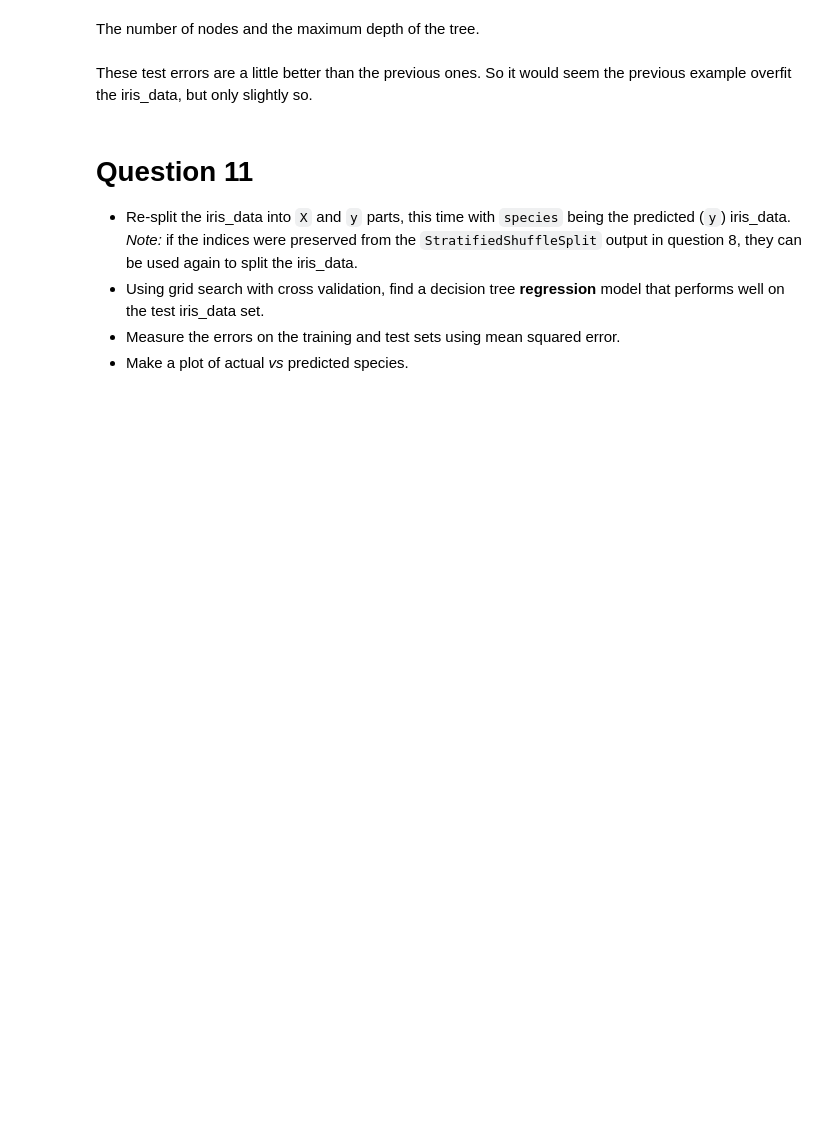
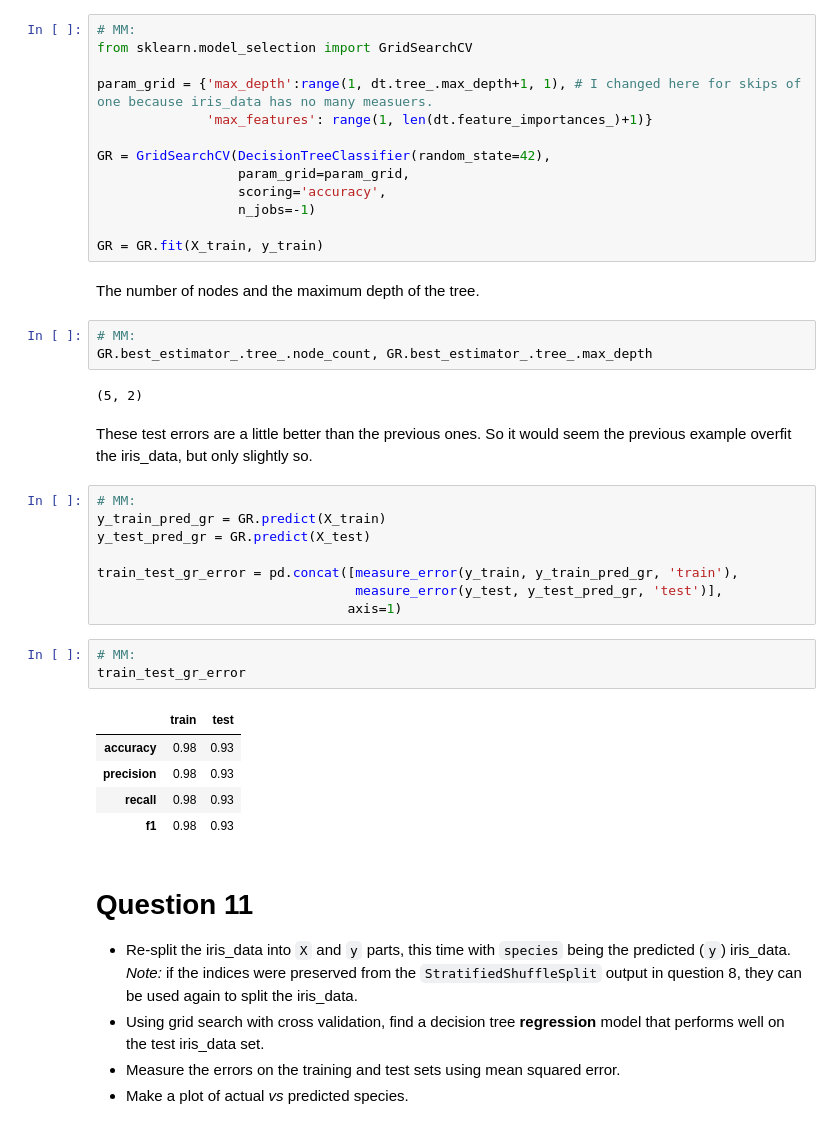
Before and after one commit to MosheMann5750/ML, a Jupyter notebook: Solutions/Week8_Decision_Trees_HW.ipynb, the cells around one changed output. Drawn from its saved outputs; the diff is of its cells as text; blank space fills up the shorter version.

```diff
--- a/Solutions/Week8_Decision_Trees_HW.ipynb
+++ b/Solutions/Week8_Decision_Trees_HW.ipynb
@@ -499,10 +544,45 @@ The decision tree predicts a little better on the training iris_data than the te
 * Using grid search with cross validation, find a decision tree that performs well on the test iris_data set. Use a different variable name for this decision tree model than in question 9 so that both can be used in question 12.
 * Determine the number of nodes and the depth of this tree.
 * Measure the errors on the training and test sets as before and compare them to those from the tree in question 9.
+# %%
+# MM:
+from sklearn.model_selection import GridSearchCV
+
+param_grid = {'max_depth':range(1, dt.tree_.max_depth+1, 1), # I changed here for skips of one because iris_data has no many measuers.
+              'max_features': range(1, len(dt.feature_importances_)+1)}
+
+GR = GridSearchCV(DecisionTreeClassifier(random_state=42),
+                  param_grid=param_grid,
+                  scoring='accuracy',
+                  n_jobs=-1)
+
+GR = GR.fit(X_train, y_train)
 # %% [markdown]
 The number of nodes and the maximum depth of the tree.
+# %%
+# MM:
+GR.best_estimator_.tree_.node_count, GR.best_estimator_.tree_.max_depth
+# %% [output]
+(5, 2)
 # %% [markdown]
 These test errors are a little better than the previous ones. So it would seem the previous example overfit the iris_data, but only slightly so.
+# %%
+# MM:
+y_train_pred_gr = GR.predict(X_train)
+y_test_pred_gr = GR.predict(X_test)
+
+train_test_gr_error = pd.concat([measure_error(y_train, y_train_pred_gr, 'train'),
+                                 measure_error(y_test, y_test_pred_gr, 'test')],
+                                axis=1)
+# %%
+# MM:
+train_test_gr_error
+# %% [output]
+|  | train | test |
+| accuracy | 0.98 | 0.93 |
+| precision | 0.98 | 0.93 |
+| recall | 0.98 | 0.93 |
+| f1 | 0.98 | 0.93 |
 # %% [markdown]
 # Question 11
 
```
Also changed, not shown: parts of 10 cells of this notebook.
